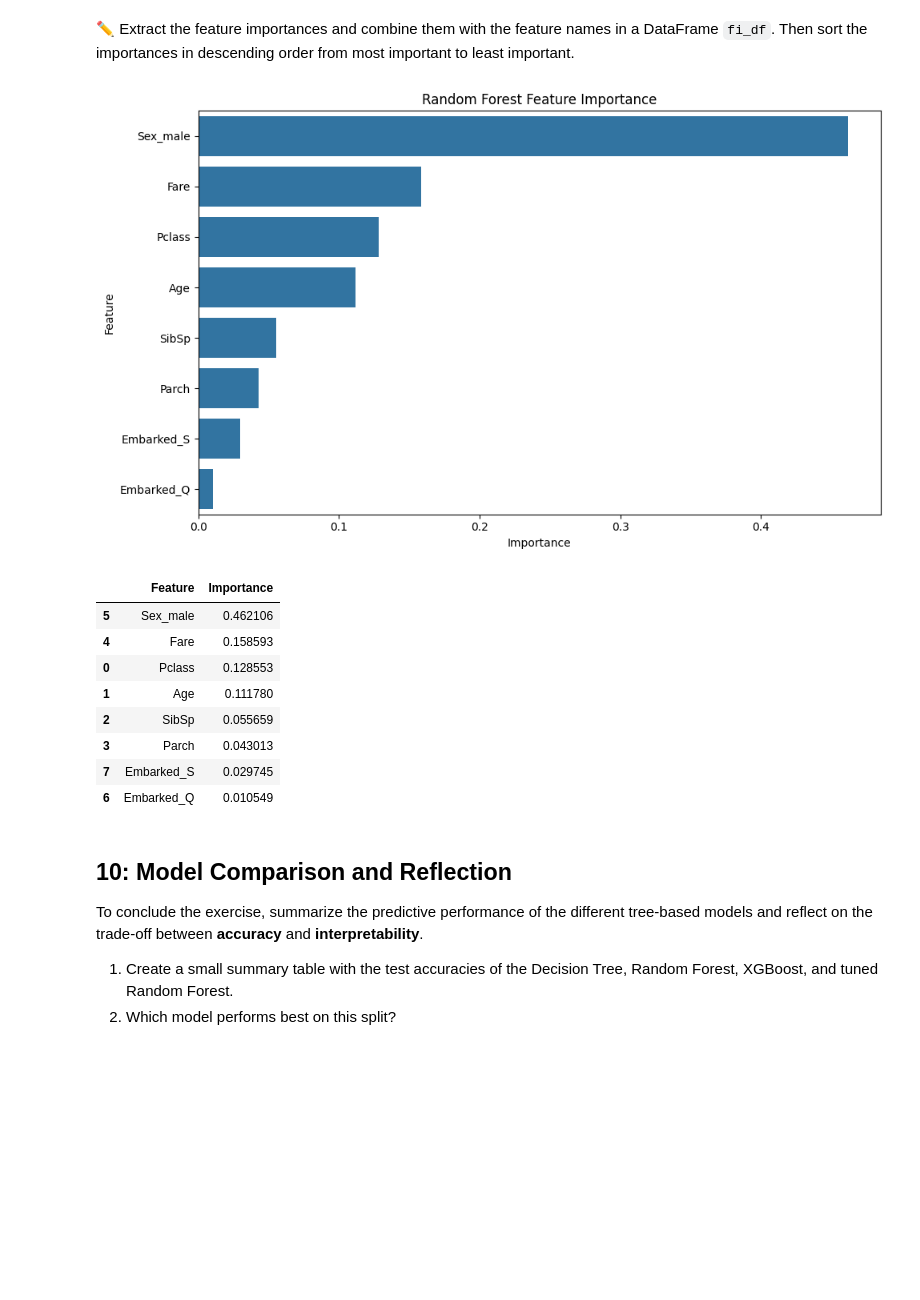
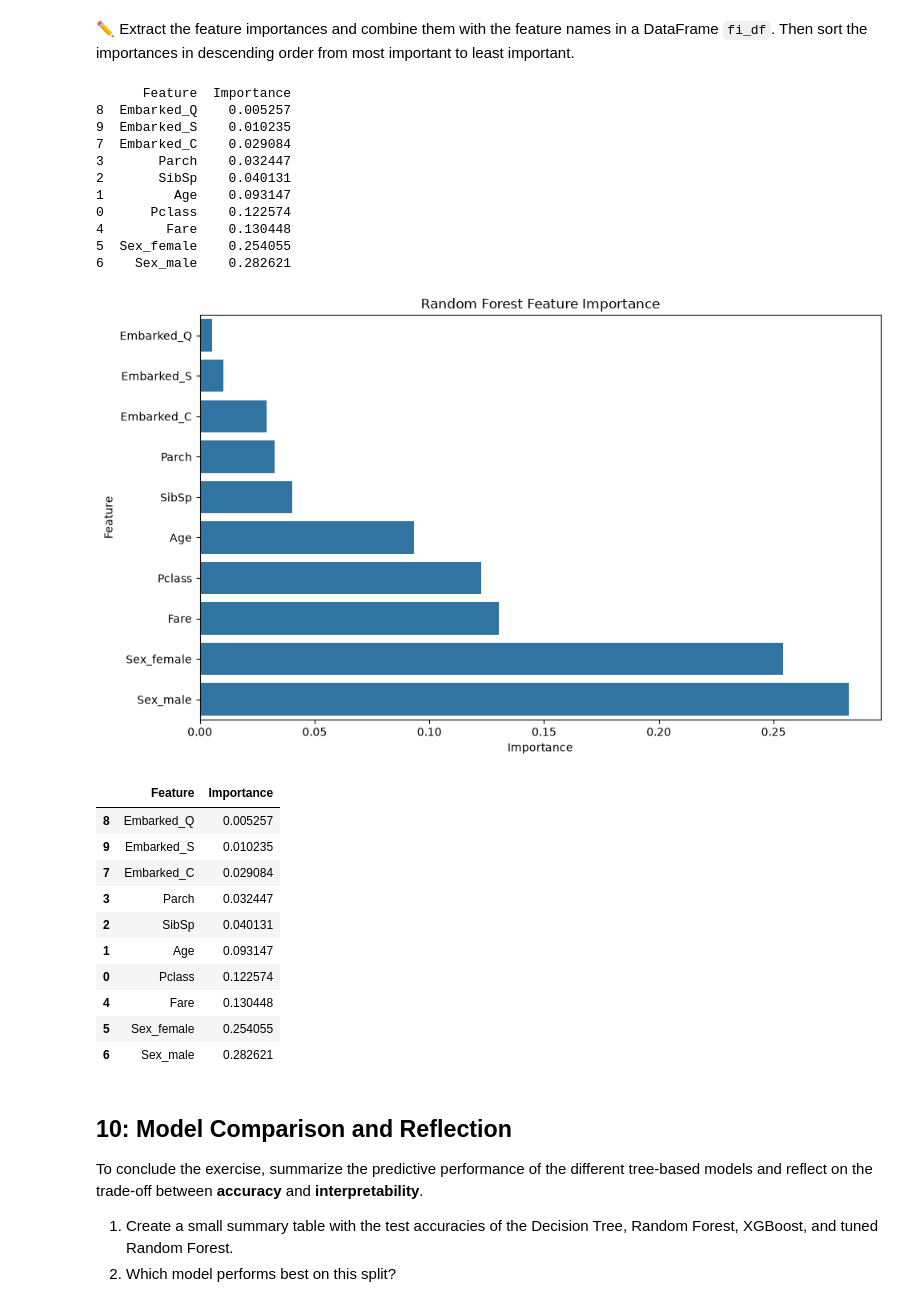
Before and after one commit to gpuonfire/ml_praktikum, a Jupyter notebook: ML_Aufgabenblätter/A6_Tree_Based_Models.ipynb, the cells around one changed output. Cells and saved outputs as stored; diff of their text form; code cells hidden in the pictures; blank space fills up the shorter version.

```diff
--- a/ML_Aufgabenblätter/A6_Tree_Based_Models.ipynb
+++ b/ML_Aufgabenblätter/A6_Tree_Based_Models.ipynb
@@ -409,6 +409,8 @@ param_grid = {
 ✏️ Create a `grid_search` for `RandomForestClassifier(random_state=42)`. Use `cv=5` and `n_jobs=-1`.
 # %%
 # TODO: Implement
+rf_clf_2 = RandomForestClassifier(n_estimators=100, max_depth=5, random_state=42)
+clf_grid = GridSearchCV(rf_clf_2, param_grid, cv=5, n_jobs=-1)
 # %% [markdown]
 ✏️ Fit the grid search on `X_train_imputed` and `y_train` and extract the best estimator into `best_rf`. Then use this estimator to predict on both `X_train_imputed` and `X_test_imputed` and store the resulting accuracies in `tuned_rf_train_acc` and `tuned_rf_test_acc`.
 # %%
@@ -416,10 +418,18 @@ tuned_rf_train_acc = -1.0
 tuned_rf_test_acc = -1.0
 
 # TODO: Implement
+clf_grid.fit(X_train_imputed, y_train)
+best_rf = clf_grid.best_estimator_
+
+clf_train_pred = best_rf.predict(X_train_imputed)
+clf_test_pred = best_rf.predict(X_test_imputed)
 
 
+tuned_rf_train_acc = accuracy_score(y_train, clf_train_pred)
+tuned_rf_test_acc = accuracy_score(y_test, clf_test_pred)
 
-print('Best RF Parameters:', grid_search.best_params_)
+
+print('Best RF Parameters:', clf_grid.best_params_)
 print('Tuned RF Train Accuracy:', tuned_rf_train_acc)
 print('Tuned RF Test Accuracy:', tuned_rf_test_acc)
 # %% [output]
@@ -441,33 +453,47 @@ model_for_importance = best_rf
 # %%
 importances = []
 feature_names = []
 
 # TODO: Implement
-
-
+importances = model_for_importance.feature_importances_
+feature_names = model_for_importance.feature_names_in_
 fi_df = pd.DataFrame({'Feature': feature_names, 'Importance': importances})
 
 # TODO: Sort here
-
+fi_df = fi_df.sort_values(by=["Importance"])
+#print(fi_df)
 
 
 plt.figure(figsize=(10, 6))
 sns.barplot(data=fi_df, x='Importance', y='Feature')
 plt.title('Random Forest Feature Importance')
 plt.tight_layout()
 plt.show()
 
 display(fi_df.head(10))
 # %% [output]
+      Feature  Importance
+8  Embarked_Q    0.005257
+9  Embarked_S    0.010235
+7  Embarked_C    0.029084
+3       Parch    0.032447
+2       SibSp    0.040131
+1         Age    0.093147
+0      Pclass    0.122574
+4        Fare    0.130448
+5  Sex_female    0.254055
+6    Sex_male    0.282621
-[figure, old version]
+[figure, new version]
 |  | Feature | Importance |
-| 5 | Sex_male | 0.462106 |
-| 4 | Fare | 0.158593 |
-| 0 | Pclass | 0.128553 |
-| 1 | Age | 0.111780 |
-| 2 | SibSp | 0.055659 |
-| 3 | Parch | 0.043013 |
-| 7 | Embarked_S | 0.029745 |
-| 6 | Embarked_Q | 0.010549 |
+| 8 | Embarked_Q | 0.005257 |
+| 9 | Embarked_S | 0.010235 |
+| 7 | Embarked_C | 0.029084 |
+| 3 | Parch | 0.032447 |
+| 2 | SibSp | 0.040131 |
+| 1 | Age | 0.093147 |
+| 0 | Pclass | 0.122574 |
+| 4 | Fare | 0.130448 |
+| 5 | Sex_female | 0.254055 |
+| 6 | Sex_male | 0.282621 |
 # %%
 # ✏️ TODO: Which 3 features appear most important? Answer as comment.
```
Also changed, not shown: parts of 8 cells of this notebook.
